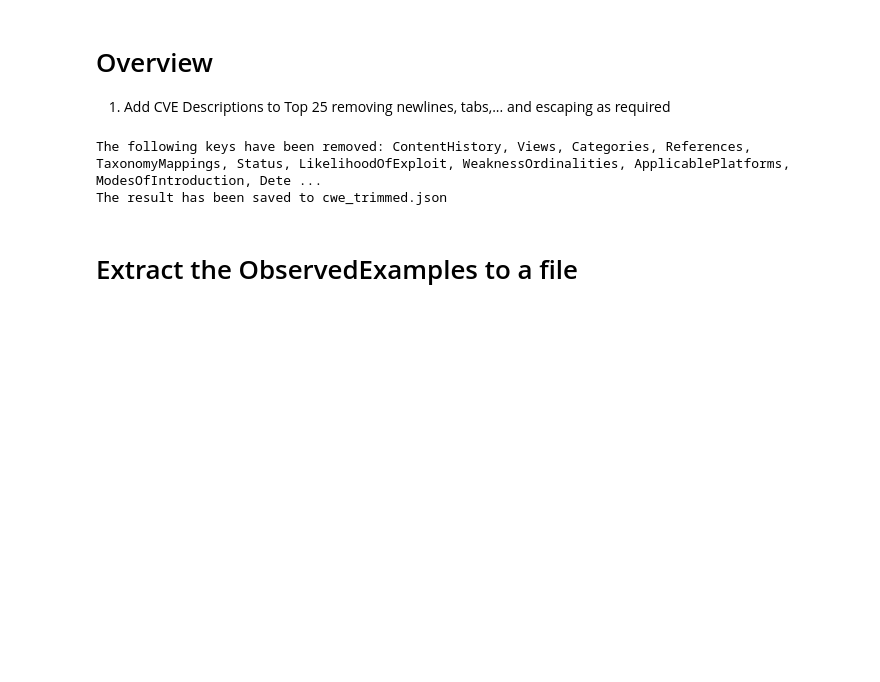
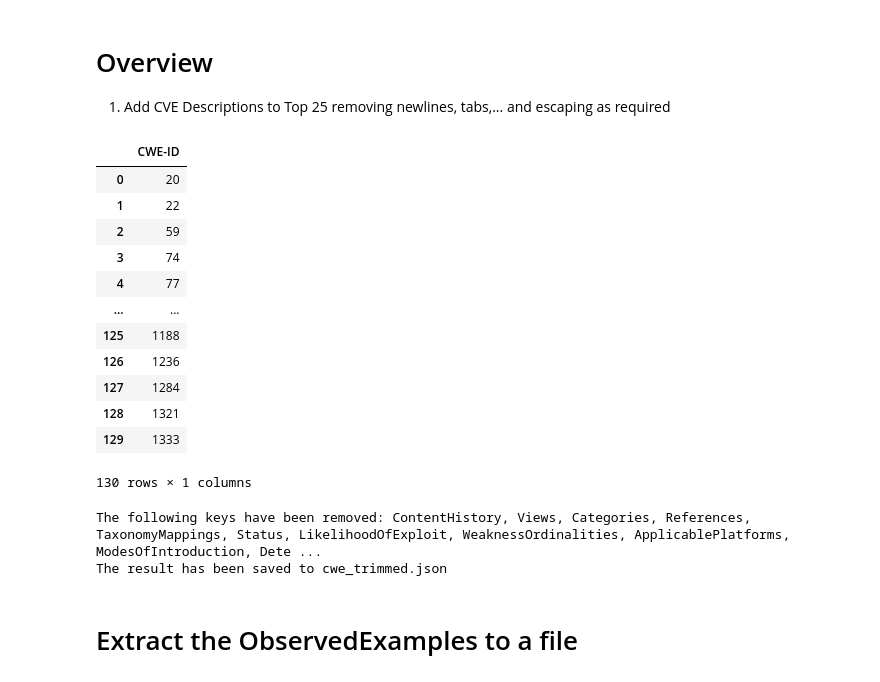
Before and after one commit to CyberSecAI/cwe_top25, a Jupyter notebook: cwe_json.ipynb, the cells around one changed output. Saved outputs shown, nothing was run; the diff lists cells and outputs as text; code cells hidden in the pictures; blank space fills up the shorter version.

Commit message:
add Usage, Abstraction, 1003 view

```diff
--- a/cwe_json.ipynb
+++ b/cwe_json.ipynb
@@ -24,3 +24,23 @@ output_file_json = './data_out/cwe_trimmed_top25.json'
 output_file_jsonl = './data_out/cwe_trimmed_top25.jsonl'
 output_file_csv = './data_out/observed_examples.csv'
 output_file_md = './data_out/cwe_trimmed_top25.md'
+
+cwe_1003_file = './data_in/1003.csv' #contains 130 CWE-IDs 1003 View
+# %%
+#https://cwe.mitre.org/data/downloads.html CWE Simplified Mapping
+df_cwe_1003 = pd.read_csv(cwe_1003_file, usecols=["CWE-ID"], index_col=False)
+df_cwe_1003
+# %% [output]
+|  | CWE-ID |
+| 0 | 20 |
+| 1 | 22 |
+| 2 | 59 |
+| 3 | 74 |
+| 4 | 77 |
+| ... | ... |
+| 125 | 1188 |
+| 126 | 1236 |
+| 127 | 1284 |
+| 128 | 1321 |
+| 129 | 1333 |
+130 rows × 1 columns
```
Also changed, not shown: parts of 6 cells of this notebook, 15 other files.
